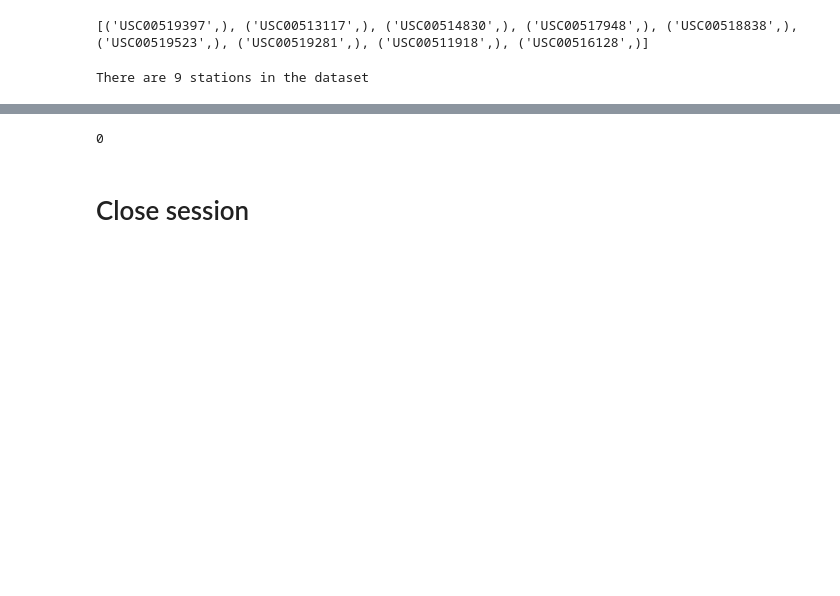
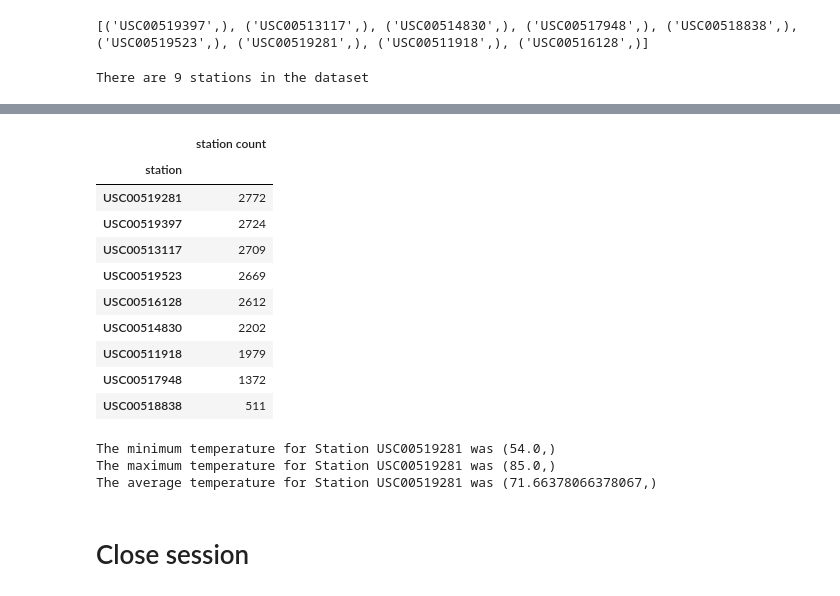
Before and after one commit to mpario/sqlalchemy-challenge, a Jupyter notebook: climate_starter.ipynb, the cells around one changed output, grey strips where cells are left out. Cells and saved outputs as stored; diff of their text form; code cells hidden in the pictures; blank space fills up the shorter version.

Commit message:
most active station aggregate funcs complete

```diff
--- a/climate_starter.ipynb
+++ b/climate_starter.ipynb
@@ -133,3 +133,5 @@ print(f"There are {num_stations} stations in the dataset")
 There are 9 stations in the dataset
 # %%
 station_analysis = session.query(Measurement.date, Measurement.station).all()
+station_analysis_df = pd.DataFrame(station_analysis)
+station_analysis_df.head()
@@ -136,19 +145,19 @@ station_analysis = session.query(Measurement.date, Measurement.station).all()
 # %%
 # Design a query to find the most active stations (i.e. what stations have the most rows?)
 # List the stations and the counts in descending order.
 
-station_active = station_analysis.count(station_names)
-
-# station_active_df = pd.DataFrame(station_active)
-# station_active_df
-
-
-# for row in session.query(Station, Station.name).all():
-#     print(row)
-
-# active_stations_USC00519397 = session.query(Station).\
-#     filter(Station.station == 'USC00519397')
-
-# active_stations_USC00519397.count()
+station_active_df = station_analysis_df.groupby("station").count().sort_values(by=["date"], ascending=False)
+station_active_df = station_active_df.rename(columns={"date" : "station count"})
+station_active_df
 # %% [output]
-0
+|  | station count |
+| station |  |
+| USC00519281 | 2772 |
+| USC00519397 | 2724 |
+| USC00513117 | 2709 |
+| USC00519523 | 2669 |
+| USC00516128 | 2612 |
+| USC00514830 | 2202 |
+| USC00511918 | 1979 |
+| USC00517948 | 1372 |
+| USC00518838 | 511 |
@@ -157,3 +164,44 @@ station_active = station_analysis.count(station_names)
+# %%
+# Using the most active station id from the previous query, calculate the lowest, highest, and average temperature.
+#
+
+temp_min_USC00519281 = session.query(func.min(Measurement.tobs).\
+                                     filter(Measurement.station == "USC00519281").\
+                                     label('USC00519281 MIN')
+                                    )
+
+temp_max_USC00519281 = session.query(func.max(Measurement.tobs).\
+                                     filter(Measurement.station == "USC00519281").\
+                                     label('USC00519281 MAX')
+                                    )
+
+temp_avg_USC00519281 = session.query(func.avg(Measurement.tobs).\
+                                     filter(Measurement.station == "USC00519281").\
+                                     label('USC00519281 AVG')
+                                    )
+print(f"The minimum temperature for Station USC00519281 was {temp_min_USC00519281.one()}")
+print(f"The maximum temperature for Station USC00519281 was {temp_max_USC00519281.one()}")
+print(f"The average temperature for Station USC00519281 was {temp_avg_USC00519281.one()}")
+
+
+# temp_analysis_USC00519281 = session.query(Measurement.station, Measurement.tobs).\
+
+# db.session.query(
+#     func.count(Machine.id).filter(Machine.active == True)
+#     .label('active_machines')
+# )
+
+#     func.max(tobs).\
+#     filter_by(station="USC00519281").all()
+# temp_analysis_USC00519281
+
+#     filter_by(station="USC00519281").func.min(Measurement.tobs).all()
+# most_active_agg = station_analysis_df.aggregate(['min', 'max', 'average'])
+# most_active_agg
+# %% [output]
+The minimum temperature for Station USC00519281 was (54.0,)
+The maximum temperature for Station USC00519281 was (85.0,)
+The average temperature for Station USC00519281 was (71.66378066378067,)
 # %%
 # Using the most active station id
 # Query the last 12 months of temperature observation data for this station and plot the results as a histogram
```
Also changed, not shown: parts of 3 cells of this notebook.
